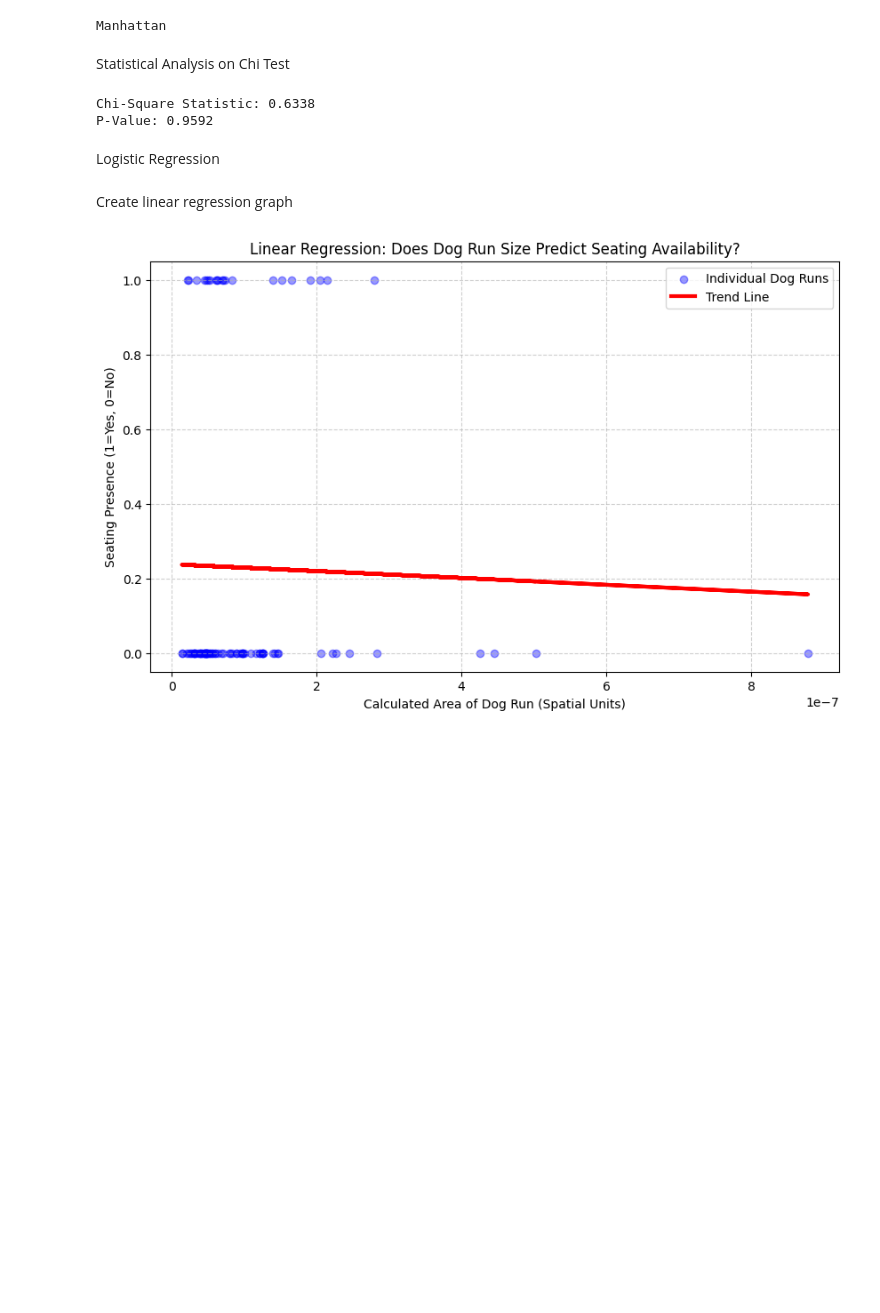
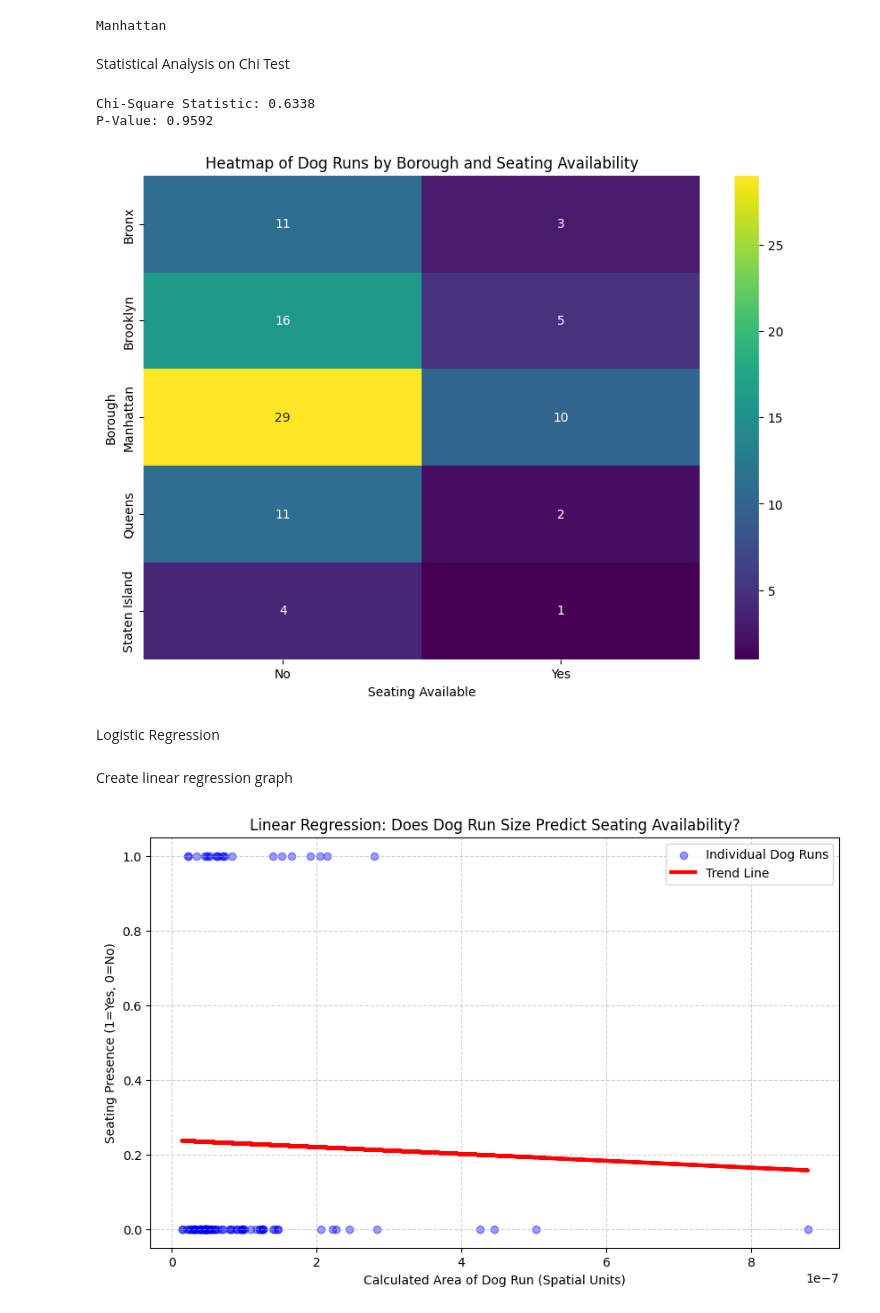
Before and after one commit to OlenaM32/CapstoneProject, a Jupyter notebook: Dog_Parks.ipynb, the cells around one changed output. Drawn from its saved outputs; the diff is of its cells as text; code cells hidden in the pictures; blank space fills up the shorter version.

```diff
--- a/Dog_Parks.ipynb
+++ b/Dog_Parks.ipynb
@@ -85,6 +85,15 @@ print(f"P-Value: {p_value:.4f}")
 # %% [output]
 Chi-Square Statistic: 0.6338
 P-Value: 0.9592
+# %%
+plt.figure(figsize=(10, 7))
+sns.heatmap(contingency_table, annot=True, cmap='viridis', fmt='d')
+plt.title('Heatmap of Dog Runs by Borough and Seating Availability')
+plt.xlabel('Seating Available')
+plt.ylabel('Borough')
+plt.show()
+# %% [output]
+[figure, added]
 # %% [markdown]
 Logistic Regression
 # %%
```
